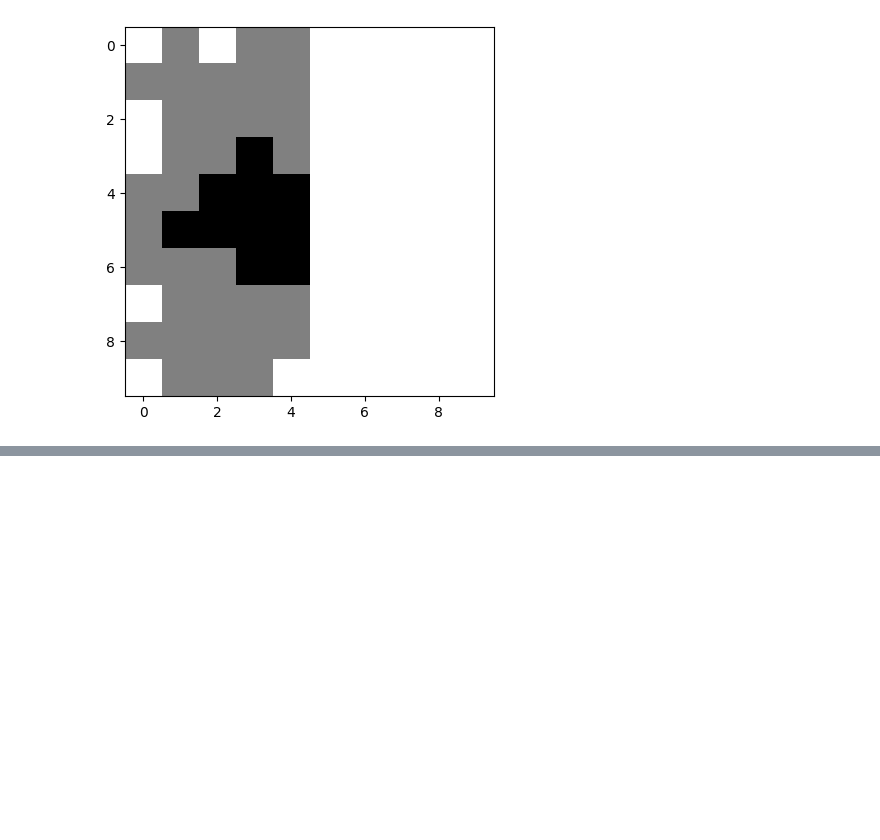
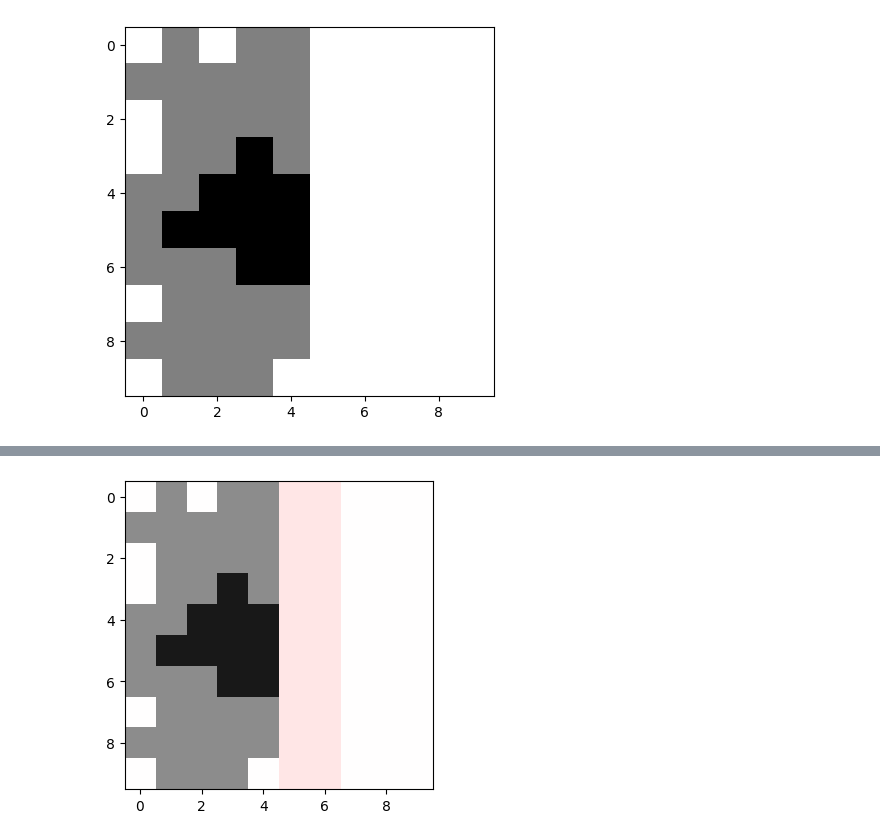
Before and after one commit to lboloni/WaterberryFarms, a Jupyter notebook: notebooks/IM-experiments.ipynb, the cells around one changed output, grey strips where cells are left out. Saved outputs shown, nothing was run; the diff lists cells and outputs as text; code cells hidden in the pictures; blank space fills up the shorter version.

```diff
--- a/notebooks/IM-experiments.ipynb
+++ b/notebooks/IM-experiments.ipynb
@@ -144,0 +228,10 @@ Score_rmse = -0.30413812651491096
+# %%
+def show_mask(env, immunity_mask):
+    fig, ax = plt.subplots(1, 1, figsize = (4, 4))
+    ax.imshow(env.value, vmin=0, vmax=1.0, cmap="gray")
+    immunity_val = -immunity_mask / 2.0
+    ax.imshow(immunity_val, vmin=-1.0, vmax=1.0, alpha=0.1, cmap="bwr")
+
+show_mask(env, immunity_mask)
+# %% [output]
+[figure, added]
```
Also changed, not shown: parts of 10 cells of this notebook, 2 other files.
